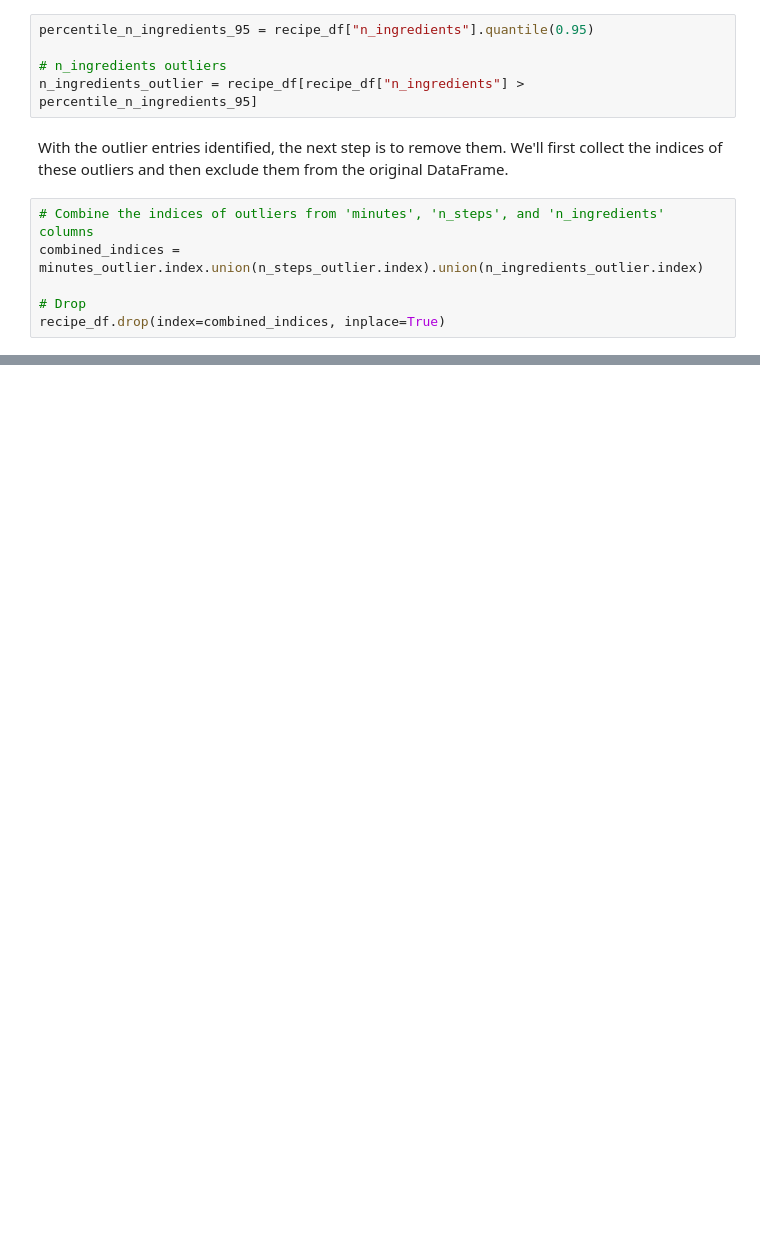
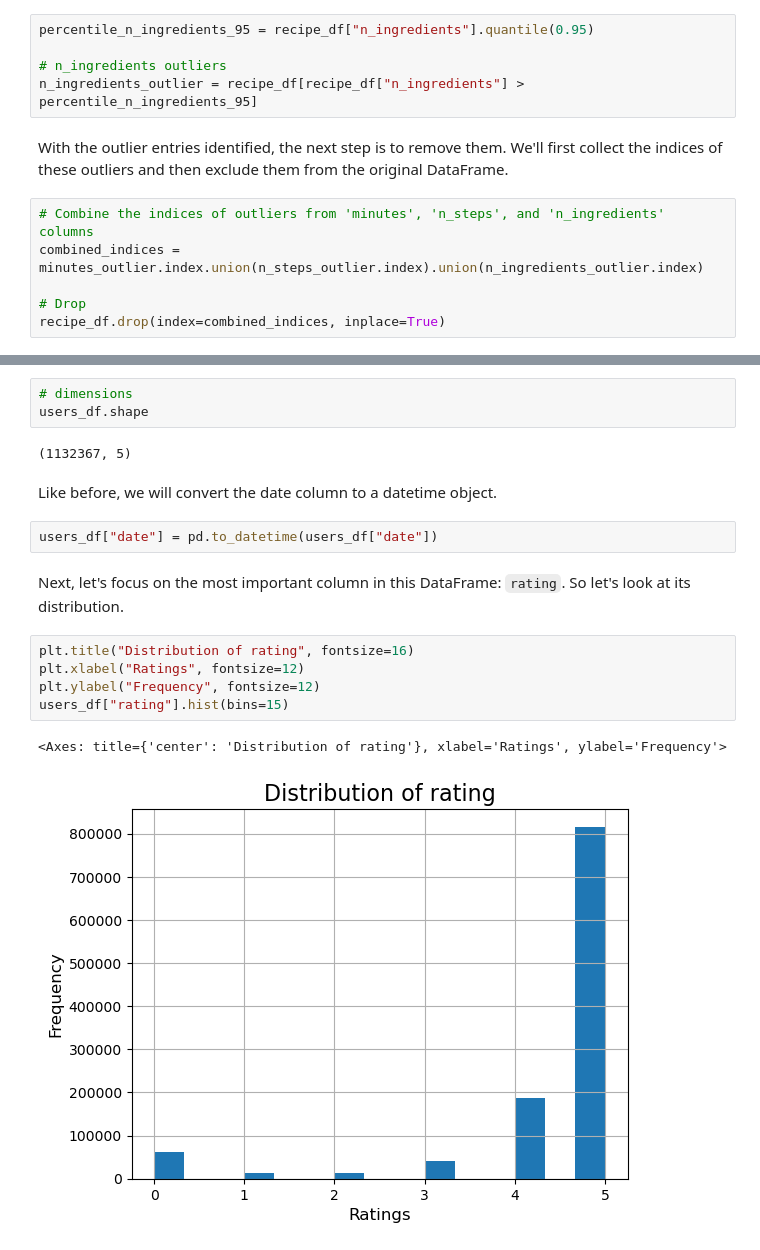
Before and after one commit to dahlp94/Recipe-Recommender-System, a Jupyter notebook: notebooks/data-preprocessing.ipynb, the cells around one changed output, grey strips where cells are left out. Cells and saved outputs as stored; diff of their text form; blank space fills up the shorter version.

```diff
--- a/notebooks/data-preprocessing.ipynb
+++ b/notebooks/data-preprocessing.ipynb
@@ -292,0 +348,19 @@ recipe_df.drop(index=combined_indices, inplace=True)
+# %%
+# dimensions
+users_df.shape
+# %% [output]
+(1132367, 5)
+# %% [markdown]
+Like before, we will convert the date column to a datetime object.
+# %%
+users_df["date"] = pd.to_datetime(users_df["date"])
+# %% [markdown]
+Next, let's focus on the most important column in this DataFrame: `rating`. So let's look at its distribution.
+# %%
+plt.title("Distribution of rating", fontsize=16)
+plt.xlabel("Ratings", fontsize=12)
+plt.ylabel("Frequency", fontsize=12)
+users_df["rating"].hist(bins=15)
+# %% [output]
+<Axes: title={'center': 'Distribution of rating'}, xlabel='Ratings', ylabel='Frequency'>
+[figure, added]
```
Also changed, not shown: parts of 42 cells of this notebook.
